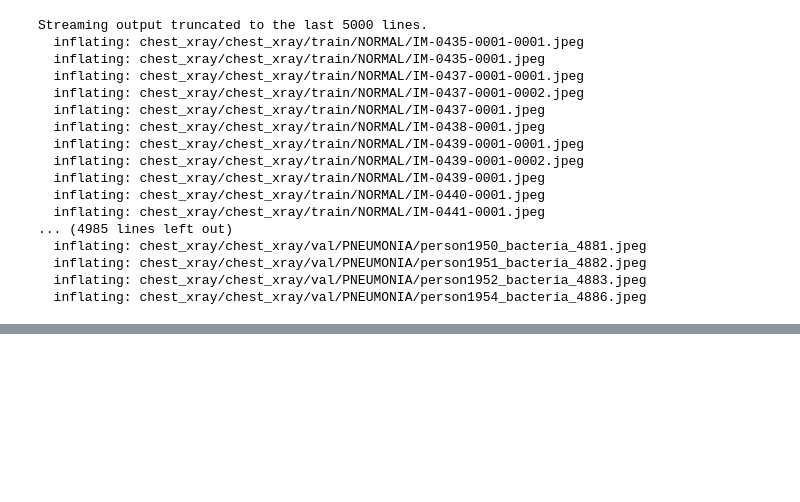
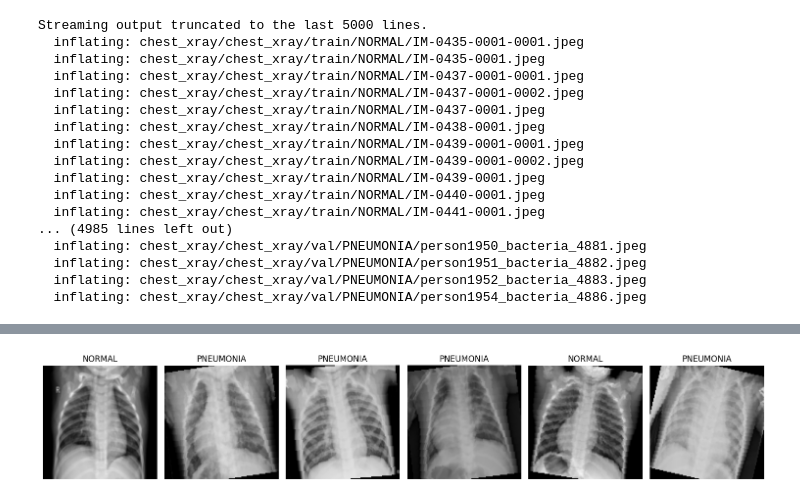
Before and after one commit to kt1156/Chest-X-Rays-CNN, a Jupyter notebook: ChestXrays_CNN.ipynb, the cells around one changed output, grey strips where cells are left out. Saved outputs shown, nothing was run; the diff lists cells and outputs as text; code cells hidden in the pictures; blank space fills up the shorter version.

```diff
--- a/ChestXrays_CNN.ipynb
+++ b/ChestXrays_CNN.ipynb
@@ -109,2 +106,24 @@ WARNING:matplotlib.image:Clipping input data to the valid range for imshow with
+# %%
+import matplotlib.pyplot as plt
+
+# Grab a few samples from DataLoader
+data_iter = iter(train_loader)
+images, labels = next(data_iter)
+
+images = images[:6]  # Show first 6 images
+mean = torch.tensor([0.5, 0.5, 0.5]).view(3, 1, 1)
+std = torch.tensor([0.5, 0.5, 0.5]).view(3, 1, 1)
+images = images * std + mean  # undo normalization
+
+# Plot
+fig, axes = plt.subplots(1, 6, figsize=(15, 3))
+for i, ax in enumerate(axes):
+    img = images[i].permute(1, 2, 0)  # C,H,W -> H,W,C
+    ax.imshow(img)
+    ax.set_title(train_loader.dataset.dataset.classes[labels[i]])
+    ax.axis("off")
+plt.tight_layout()
+# %% [output]
+[figure, added]
 # %%
 # Model
```
Also changed, not shown: parts of 9 cells of this notebook.
